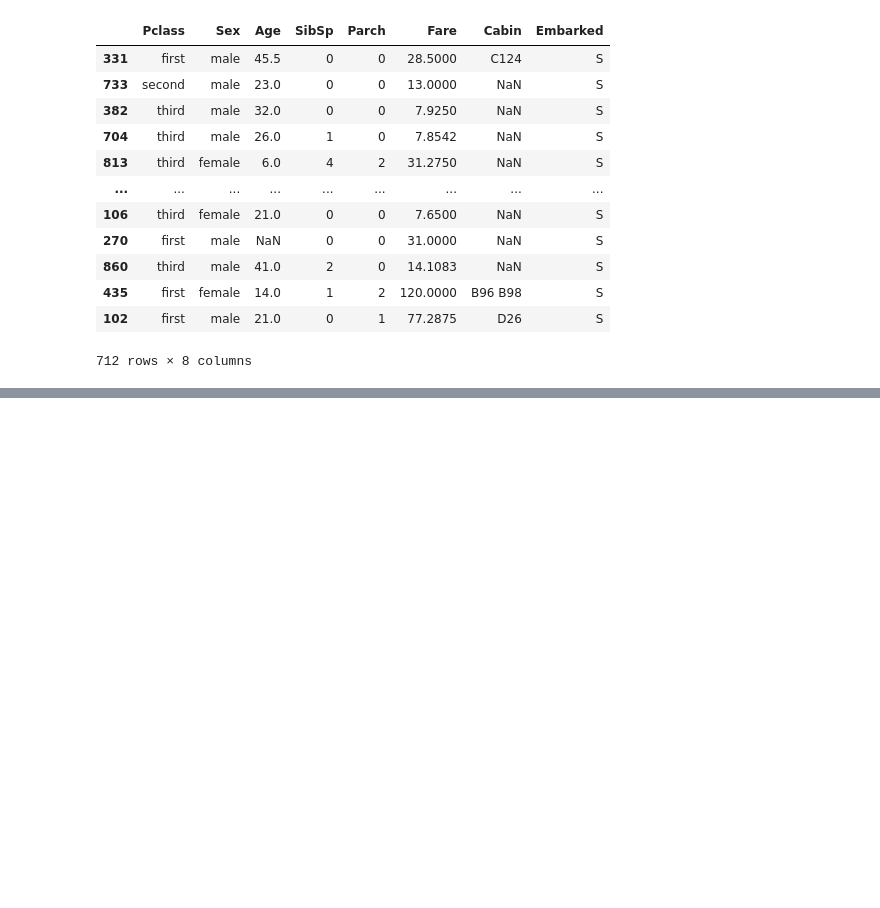
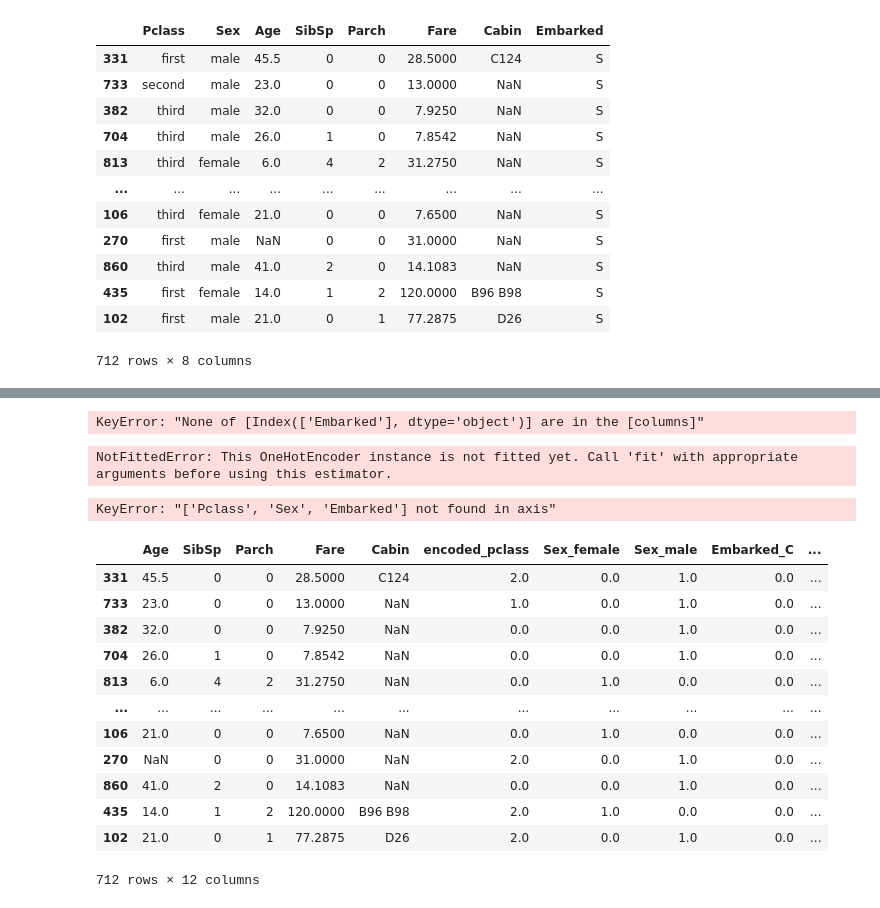
Before and after one commit to msanimfarhan/AI-ML-Practice-Modules-, a Jupyter notebook: Encoding.ipynb, the cells around one changed output, grey strips where cells are left out. Drawn from its saved outputs; the diff is of its cells as text; code cells hidden in the pictures; blank space fills up the shorter version.

Commit message:
Encoded Pclass and Sex column categorial values for Machine Learning

```diff
--- a/Encoding.ipynb
+++ b/Encoding.ipynb
@@ -90,3 +90,17 @@ X_train
 | 435 | first | female | 14.0 | 1 | 2 | 120.0000 | B96 B98 | S |
 | 102 | first | male | 21.0 | 0 | 1 | 77.2875 | D26 | S |
 712 rows × 8 columns
+# %%
+from sklearn.preprocessing import OrdinalEncoder
+
+pclass_encoder = OrdinalEncoder(categories=[['third','second','first']])
+
+pclass_encoder.fit(X_train[['Pclass']])
+
+#transform
+
+X_train['encoded_pclass']= pclass_encoder.transform(X_train[['Pclass']]).ravel()
+X_test['encoded_pclass']= pclass_encoder.transform(X_test[['Pclass']]).ravel()
+
+
+X_train
@@ -92,0 +121,45 @@ X_train
+# %%
+from sklearn.preprocessing import OneHotEncoder
+
+sex_ohe = OneHotEncoder(sparse_output=False).set_output(transform='pandas')
+
+sex_ohe.fit(X_train[['Sex']])
+
+encoded_df = sex_ohe.transform(X_train[['Sex']])
+X_train = pd.concat([X_train,encoded_df],axis=1)
+# %%
+embarked_ohe = OneHotEncoder(sparse_output=False).set_output(transform='pandas')
+
+embarked_ohe.fit(X_train[['Embarked']])
+encoded_embarked = embarked_ohe.transform(X_train[['Embarked']])
+
+X_train = pd.concat([X_train,encoded_embarked], axis=1)
+X_train
+# %% [output]
+KeyError: "None of [Index(['Embarked'], dtype='object')] are in the [columns]"
+# %%
+# transforming test data
+encoded_embarked = embarked_ohe.transform(X_test[['Embarked']])
+X_test = pd.concat([X_test,encoded_embarked], axis=1)
+# %% [output]
+NotFittedError: This OneHotEncoder instance is not fitted yet. Call 'fit' with appropriate arguments before using this estimator.
+# %%
+X_train.drop(['Pclass','Sex','Embarked'], axis=1, inplace=True)
+# %% [output]
+KeyError: "['Pclass', 'Sex', 'Embarked'] not found in axis"
+# %%
+X_train
+# %% [output]
+|  | Age | SibSp | Parch | Fare | Cabin | encoded_pclass | Sex_female | Sex_male | Embarked_C | ... |
+| 331 | 45.5 | 0 | 0 | 28.5000 | C124 | 2.0 | 0.0 | 1.0 | 0.0 | ... |
+| 733 | 23.0 | 0 | 0 | 13.0000 | NaN | 1.0 | 0.0 | 1.0 | 0.0 | ... |
+| 382 | 32.0 | 0 | 0 | 7.9250 | NaN | 0.0 | 0.0 | 1.0 | 0.0 | ... |
+| 704 | 26.0 | 1 | 0 | 7.8542 | NaN | 0.0 | 0.0 | 1.0 | 0.0 | ... |
+| 813 | 6.0 | 4 | 2 | 31.2750 | NaN | 0.0 | 1.0 | 0.0 | 0.0 | ... |
+| ... | ... | ... | ... | ... | ... | ... | ... | ... | ... | ... |
+| 106 | 21.0 | 0 | 0 | 7.6500 | NaN | 0.0 | 1.0 | 0.0 | 0.0 | ... |
+| 270 | NaN | 0 | 0 | 31.0000 | NaN | 2.0 | 0.0 | 1.0 | 0.0 | ... |
+| 860 | 41.0 | 2 | 0 | 14.1083 | NaN | 0.0 | 0.0 | 1.0 | 0.0 | ... |
+| 435 | 14.0 | 1 | 2 | 120.0000 | B96 B98 | 2.0 | 1.0 | 0.0 | 0.0 | ... |
+| 102 | 21.0 | 0 | 1 | 77.2875 | D26 | 2.0 | 0.0 | 1.0 | 0.0 | ... |
+712 rows × 12 columns
```
Also changed, not shown: parts of 2 cells of this notebook.
